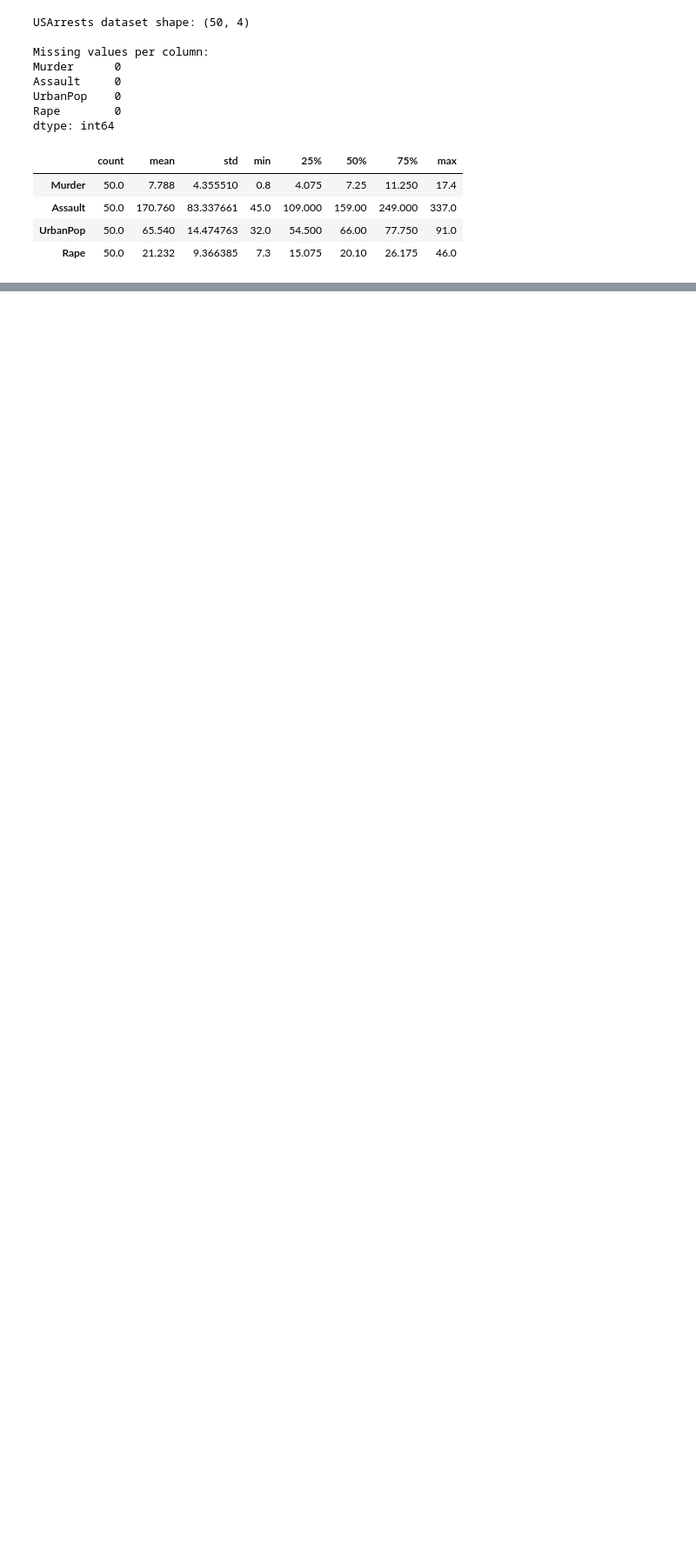
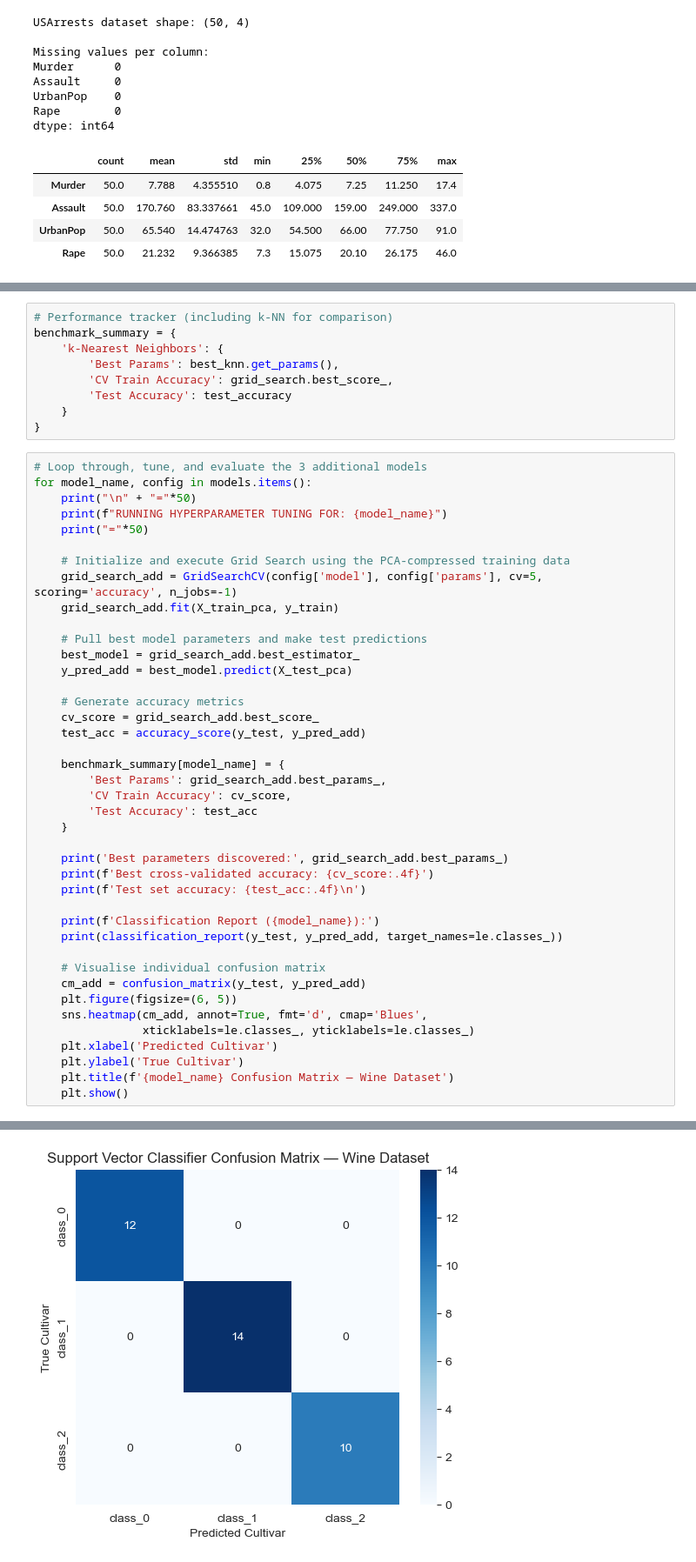
Before and after one commit to Kayce-joy/DataVine-Analytics, a Jupyter notebook: 8.ipynb, the cells around one changed output, grey strips where cells are left out. Shown at 87% size. Cells and saved outputs as stored; diff of their text form; blank space fills up the shorter version.

```diff
--- a/8.ipynb
+++ b/8.ipynb
@@ -138,0 +266,51 @@ dtype: int64
+# %%
+# Performance tracker (including k-NN for comparison)
+benchmark_summary = {
+    'k-Nearest Neighbors': {
+        'Best Params': best_knn.get_params(),
+        'CV Train Accuracy': grid_search.best_score_,
+        'Test Accuracy': test_accuracy
+    }
+}
+# %%
+# Loop through, tune, and evaluate the 3 additional models
+for model_name, config in models.items():
+    print("\n" + "="*50)
+    print(f"RUNNING HYPERPARAMETER TUNING FOR: {model_name}")
+    print("="*50)
+
+    # Initialize and execute Grid Search using the PCA-compressed training data
+    grid_search_add = GridSearchCV(config['model'], config['params'], cv=5, scoring='accuracy', n_jobs=-1)
+    grid_search_add.fit(X_train_pca, y_train)
+
+    # Pull best model parameters and make test predictions
+    best_model = grid_search_add.best_estimator_
+    y_pred_add = best_model.predict(X_test_pca)
+
+    # Generate accuracy metrics
+    cv_score = grid_search_add.best_score_
+    test_acc = accuracy_score(y_test, y_pred_add)
+
+    benchmark_summary[model_name] = {
+        'Best Params': grid_search_add.best_params_,
+        'CV Train Accuracy': cv_score,
+        'Test Accuracy': test_acc
+    }
+
+    print('Best parameters discovered:', grid_search_add.best_params_)
+    print(f'Best cross-validated accuracy: {cv_score:.4f}')
+    print(f'Test set accuracy: {test_acc:.4f}\n')
+
+    print(f'Classification Report ({model_name}):')
+    print(classification_report(y_test, y_pred_add, target_names=le.classes_))
+
+    # Visualise individual confusion matrix
+    cm_add = confusion_matrix(y_test, y_pred_add)
+    plt.figure(figsize=(6, 5))
+    sns.heatmap(cm_add, annot=True, fmt='d', cmap='Blues',
+                xticklabels=le.classes_, yticklabels=le.classes_)
+    plt.xlabel('Predicted Cultivar')
+    plt.ylabel('True Cultivar')
+    plt.title(f'{model_name} Confusion Matrix — Wine Dataset')
+    plt.show()
+# %% [output]
@@ -138,0 +334 @@ dtype: int64
+[figure, added]
```
Also changed, not shown: parts of 15 cells of this notebook.
